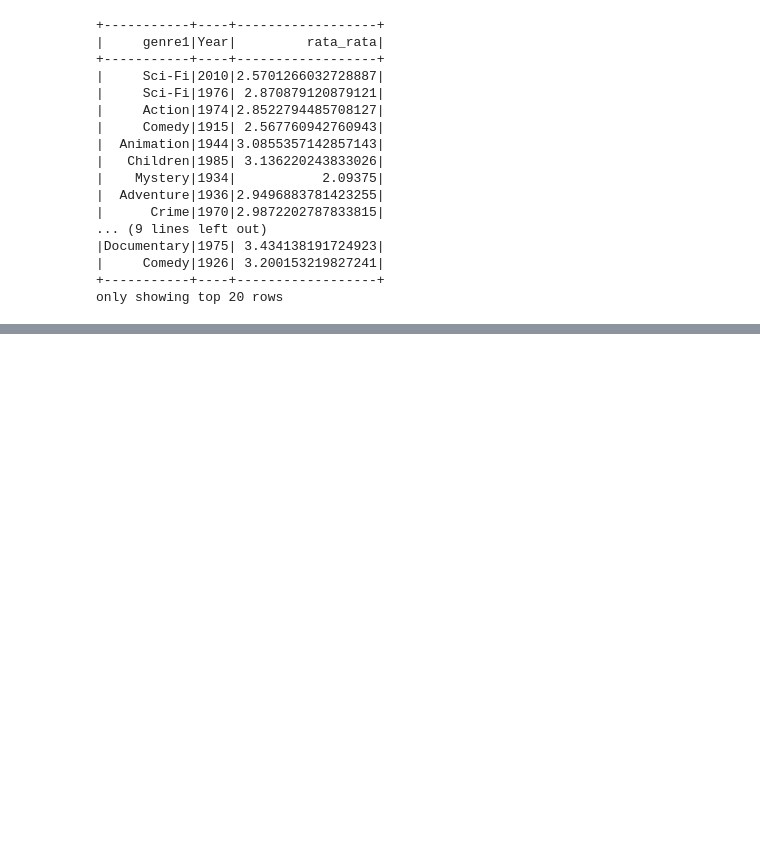
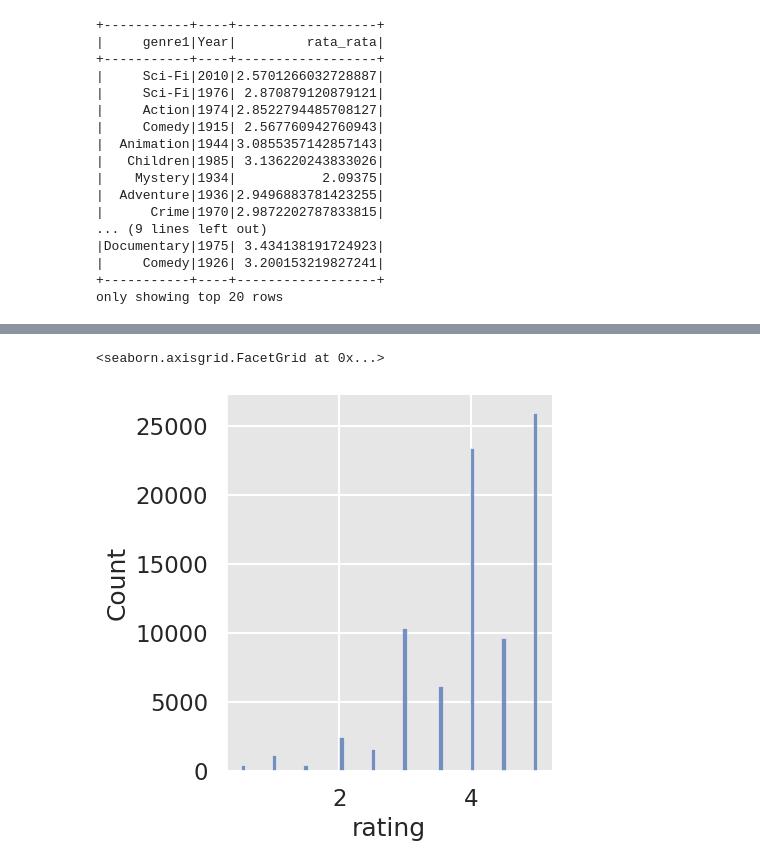
Before and after one commit to kayabaakihiko13/data_movie_and_ratings_recommendation_system, a Jupyter notebook: Movie_rocomendation.ipynb, the cells around one changed output, grey strips where cells are left out. Saved outputs shown, nothing was run; the diff lists cells and outputs as text; code cells hidden in the pictures; blank space fills up the shorter version.

```diff
--- a/Movie_rocomendation.ipynb
+++ b/Movie_rocomendation.ipynb
@@ -475,0 +569,6 @@ only showing top 20 rows
+# %%
+kkk = top10mov_pd[top10mov_pd['movieId']=='356']
+sns.displot(kkk.rating)
+# %% [output]
+<seaborn.axisgrid.FacetGrid at 0x...>
+[figure, added]
```
Also changed, not shown: parts of 7 cells of this notebook.
